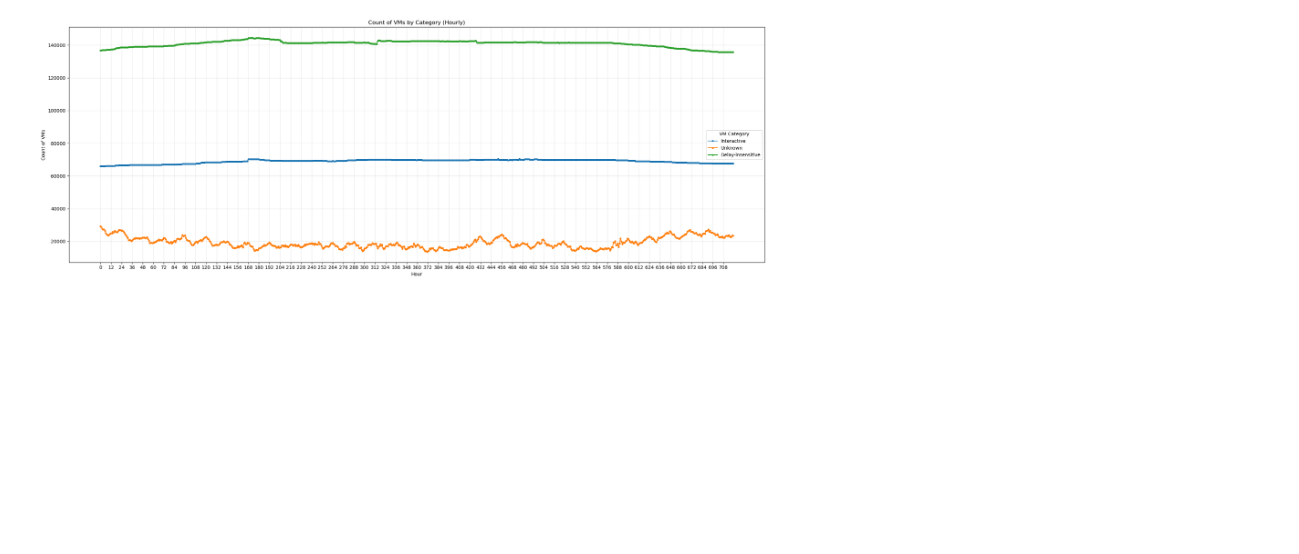
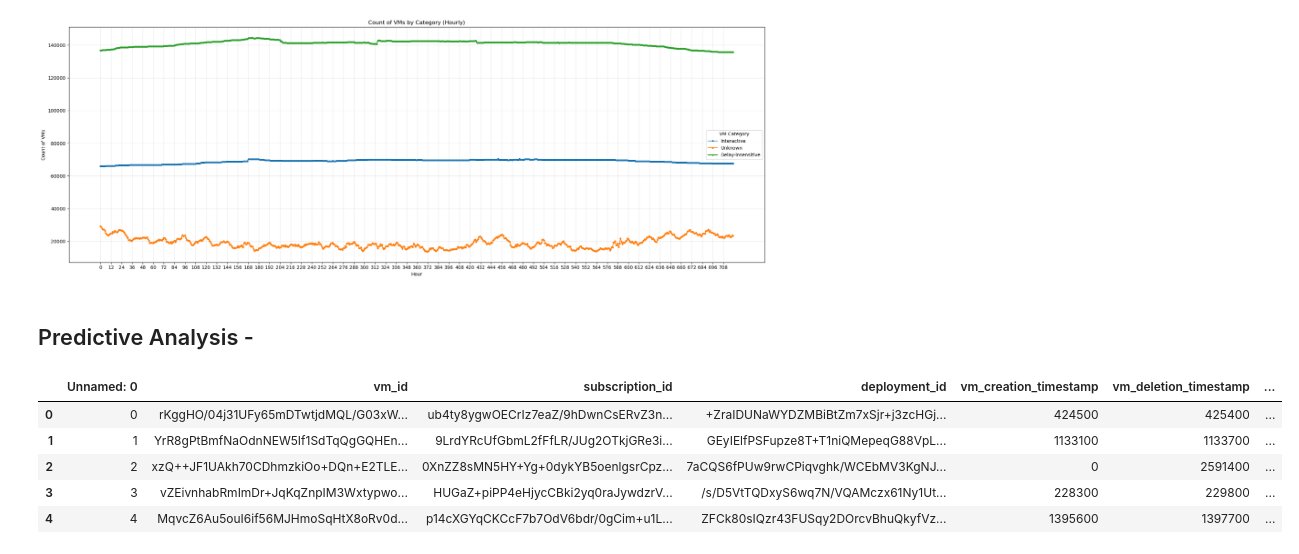
Before and after one commit to akshat-karwa/Cloud-Trace-Analysis, a Jupyter notebook: azure_analysis.ipynb, the cells around one changed output. Saved outputs shown, nothing was run; the diff lists cells and outputs as text; code cells hidden in the pictures; blank space fills up the shorter version.

```diff
--- a/azure_analysis.ipynb
+++ b/azure_analysis.ipynb
@@ -180,3 +180,5 @@ plt.savefig('azure_plots/Azure_vm_category_counts_per_hour.png')
 plt.show()
 # %% [output]
 [figure]
+# %% [markdown]
+## Predictive Analysis -
@@ -182,0 +189,10 @@ plt.show()
+# %%
+vm_table_data = pd.read_csv("vm_table_data_azure.csv")
+vm_table_data.head()
+# %% [output]
+|  | Unnamed: 0 | vm_id | subscription_id | deployment_id | vm_creation_timestamp | vm_deletion_timestamp | ... |
+| 0 | 0 | rKggHO/04j31UFy65mDTwtjdMQL/G03xW... | ub4ty8ygwOECrIz7eaZ/9hDwnCsERvZ3n... | +ZraIDUNaWYDZMBiBtZm7xSjr+j3zcHGj... | 424500 | 425400 | ... |
+| 1 | 1 | YrR8gPtBmfNaOdnNEW5If1SdTqQgGQHEn... | 9LrdYRcUfGbmL2fFfLR/JUg2OTkjGRe3i... | GEyIElfPSFupze8T+T1niQMepeqG88VpL... | 1133100 | 1133700 | ... |
+| 2 | 2 | xzQ++JF1UAkh70CDhmzkiOo+DQn+E2TLE... | 0XnZZ8sMN5HY+Yg+0dykYB5oenlgsrCpz... | 7aCQS6fPUw9rwCPiqvghk/WCEbMV3KgNJ... | 0 | 2591400 | ... |
+| 3 | 3 | vZEivnhabRmImDr+JqKqZnpIM3Wxtypwo... | HUGaZ+piPP4eHjycCBki2yq0raJywdzrV... | /s/D5VtTQDxyS6wq7N/VQAMczx61Ny1Ut... | 228300 | 229800 | ... |
+| 4 | 4 | MqvcZ6Au5ouI6if56MJHmoSqHtX8oRv0d... | p14cXGYqCKCcF7b7OdV6bdr/0gCim+u1L... | ZFCk80sIQzr43FUSqy2DOrcvBhuQkyfVz... | 1395600 | 1397700 | ... |
```
Also changed, not shown: parts of 9 cells of this notebook, 5 other files.
